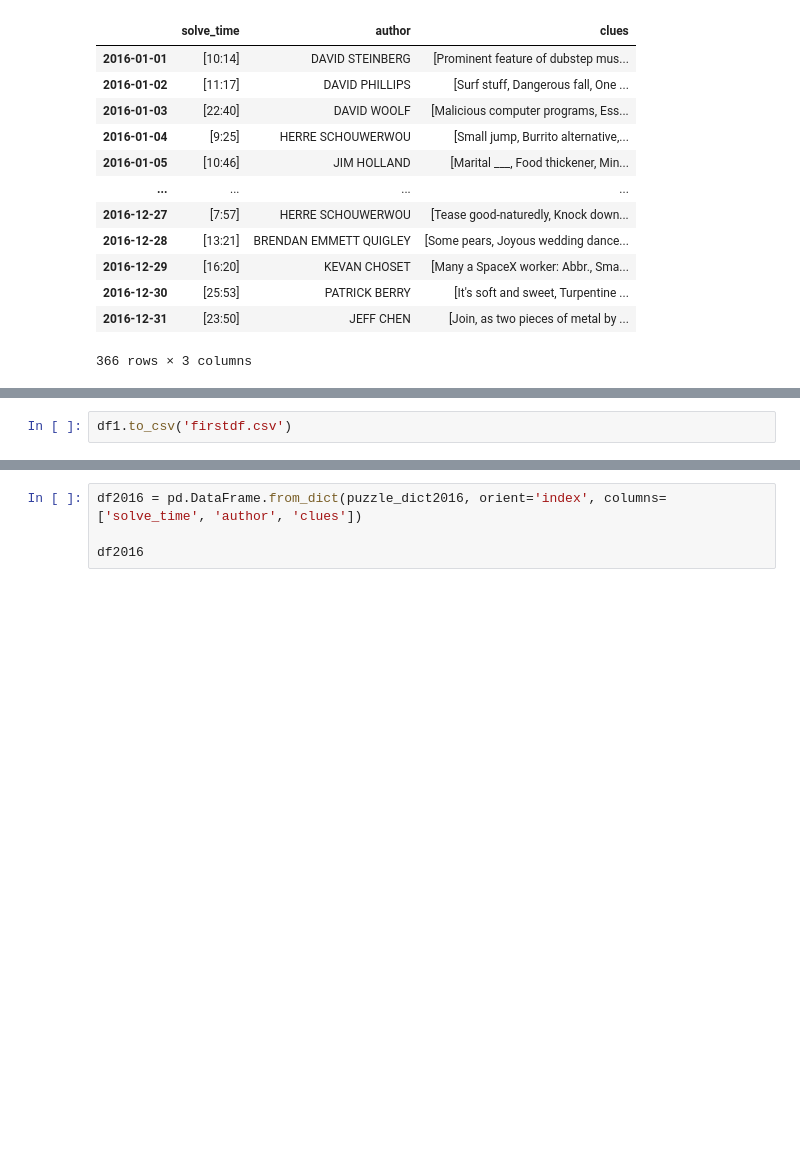
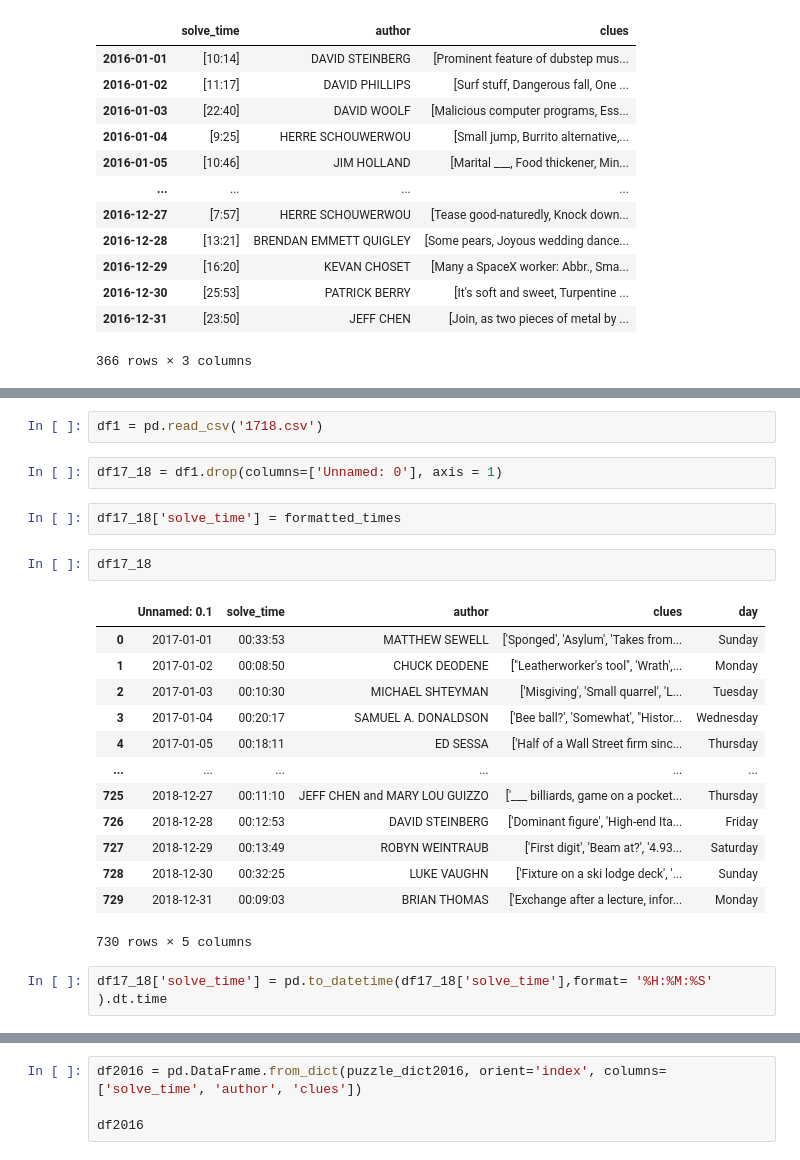
Before and after one commit to kejohnson1231/Crosswords, a Jupyter notebook: capstone_one_code.ipynb, the cells around one changed output, grey strips where cells are left out. Drawn from its saved outputs; the diff is of its cells as text; blank space fills up the shorter version.

```diff
--- a/capstone_one_code.ipynb
+++ b/capstone_one_code.ipynb
@@ -95,2 +136,24 @@ NameError: name 'df1' is not defined
-# %%
-df1.to_csv('firstdf.csv')
+# %%
+df1 = pd.read_csv('1718.csv')
+# %%
+df17_18 = df1.drop(columns=['Unnamed: 0'], axis = 1)
+# %%
+df17_18['solve_time'] = formatted_times
+# %%
+df17_18
+# %% [output]
+|  | Unnamed: 0.1 | solve_time | author | clues | day |
+| 0 | 2017-01-01 | 00:33:53 | MATTHEW SEWELL | ['Sponged', 'Asylum', 'Takes from... | Sunday |
+| 1 | 2017-01-02 | 00:08:50 | CHUCK DEODENE | ["Leatherworker's tool", 'Wrath',... | Monday |
+| 2 | 2017-01-03 | 00:10:30 | MICHAEL SHTEYMAN | ['Misgiving', 'Small quarrel', 'L... | Tuesday |
+| 3 | 2017-01-04 | 00:20:17 | SAMUEL A. DONALDSON | ['Bee ball?', 'Somewhat', "Histor... | Wednesday |
+| 4 | 2017-01-05 | 00:18:11 | ED SESSA | ['Half of a Wall Street firm sinc... | Thursday |
+| ... | ... | ... | ... | ... | ... |
+| 725 | 2018-12-27 | 00:11:10 | JEFF CHEN and MARY LOU GUIZZO | ['___ billiards, game on a pocket... | Thursday |
+| 726 | 2018-12-28 | 00:12:53 | DAVID STEINBERG | ['Dominant figure', 'High-end Ita... | Friday |
+| 727 | 2018-12-29 | 00:13:49 | ROBYN WEINTRAUB | ['First digit', 'Beam at?', '4.93... | Saturday |
+| 728 | 2018-12-30 | 00:32:25 | LUKE VAUGHN | ['Fixture on a ski lodge deck', '... | Sunday |
+| 729 | 2018-12-31 | 00:09:03 | BRIAN THOMAS | ['Exchange after a lecture, infor... | Monday |
+730 rows × 5 columns
+# %%
+df17_18['solve_time'] = pd.to_datetime(df17_18['solve_time'],format= '%H:%M:%S' ).dt.time
```
Also changed, not shown: parts of 35 cells of this notebook, 4 other files.
